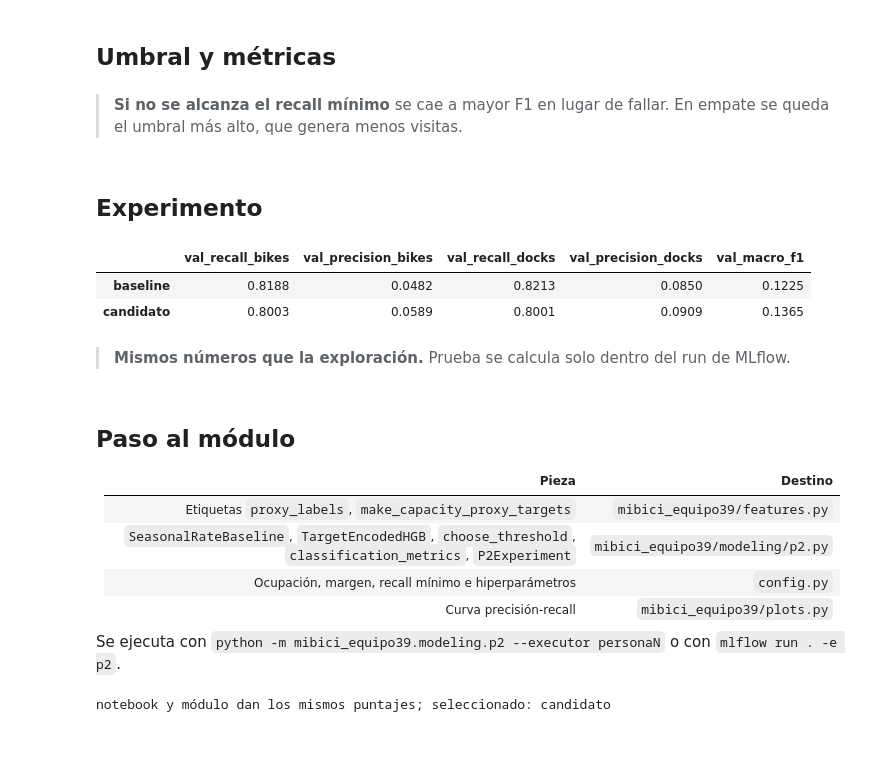
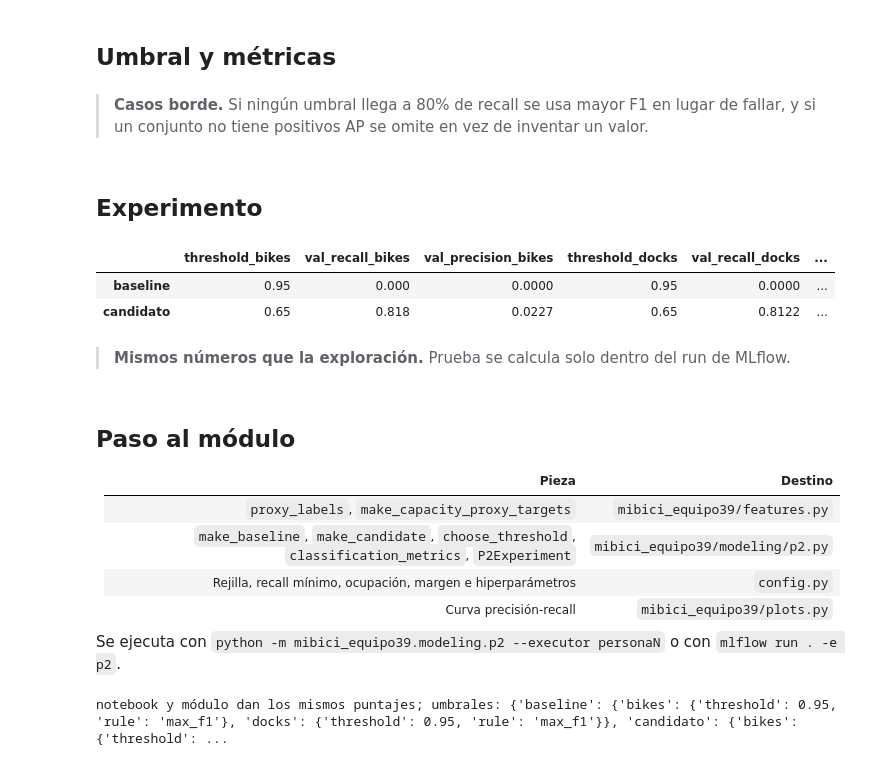
Before and after one commit to makroem/TC5061-Proyecto-Equipo39, a Jupyter notebook: notebooks/2.2-dm-p2-refactorizacion.ipynb, the cells around one changed output. Saved outputs shown, nothing was run; the diff lists cells and outputs as text; code cells hidden in the pictures.

```diff
--- a/notebooks/2.2-dm-p2-refactorizacion.ipynb
+++ b/notebooks/2.2-dm-p2-refactorizacion.ipynb
@@ -55,0 +25,12 @@ class TargetEncodedHGB:
+# %%
+NUMERIC, CATEGORICAL = list(FEATURE_COLUMNS), ["station_id"]
+
+def make_baseline():
+    return DummyClassifier(strategy="prior")
+
+def make_candidate():
+    columns = ColumnTransformer([
+        ("num", make_pipeline(SimpleImputer(strategy="median"), StandardScaler()), NUMERIC),
+        ("cat", OneHotEncoder(handle_unknown="ignore", sparse_output=True), CATEGORICAL),
+    ])
+    return make_pipeline(columns, LogisticRegression(**C.P2_LOGISTIC_PARAMS))
@@ -75,29 +41,50 @@ def classification_metrics(y, score, threshold):
-# %% [markdown]
-> **Si no se alcanza el recall mínimo** se cae a mayor F1 en lugar de fallar. En empate se queda el umbral más alto, que genera menos visitas.
+# %%
+def counts(y, alert):
+    tn, fp, fn, tp = confusion_matrix(y, alert, labels=[0, 1]).ravel()
+    precision = tp / (tp + fp) if tp + fp else 0.0
+    recall = tp / (tp + fn) if tp + fn else 0.0
+    f1 = 2 * precision * recall / (precision + recall) if precision + recall else 0.0
+    return precision, recall, f1
+
+def choose_threshold(y, score, grid=C.P2_THRESHOLDS, min_recall=C.P2_MIN_RECALL):
+    table = pd.DataFrame([(t, *counts(y, score >= t)) for t in grid], columns=["threshold", "precision", "recall", "f1"])
+    ok = table.loc[table["recall"].ge(min_recall)]
+    pool, column, rule = (ok, "precision", "recall_floor") if len(ok) else (table, "f1", "max_f1")
+    return float(pool.loc[pool[column].eq(pool[column].max()), "threshold"].max()), rule
+
+def classification_metrics(y, score, threshold):
+    precision, recall, f1 = counts(y, score >= threshold)
+    values = {"recall": recall, "precision": precision, "f1": f1, "support_positive": int(np.sum(y))}
+    if values["support_positive"]:
+        values["ap"] = average_precision_score(y, score)
+    return values
+# %% [markdown]
+> **Casos borde.** Si ningún umbral llega a 80% de recall se usa mayor F1 en lugar de fallar, y si un conjunto no tiene positivos AP se omite en vez de inventar un valor.
 # %% [markdown]
 ## Experimento
 # %%
 frame = pd.concat([metadata, X, targets], axis=1)
 frame = frame.loc[frame["capacity"].notna()].reset_index(drop=True)
 train = frame.loc[frame["split"].eq("train")]
 val = frame["split"].eq("validation").to_numpy()
 
 notebook_scores, rows = {}, {}
-for kind, model in [("baseline", SeasonalRateBaseline), ("candidato", TargetEncodedHGB)]:
+for kind, factory in [("baseline", make_baseline), ("candidato", make_candidate)]:
     row = {}
     for risk, target in [("bikes", "y_bikes"), ("docks", "y_docks")]:
-        y = frame[target].astype(int)
-        score = model().fit(train, y[train.index]).score(frame)
+        y = frame[target].astype(int).to_numpy()
+        score = factory().fit(train[NUMERIC + CATEGORICAL], train[target].astype(int)).predict_proba(frame[NUMERIC + CATEGORICAL])[:, 1]
         notebook_scores[(kind, risk)] = score
-        t = choose_threshold(y.to_numpy()[val], score[val])
-        row.update({f"val_{k}_{risk}": v for k, v in classification_metrics(y.to_numpy()[val], score[val], t).items()})
+        threshold, rule = choose_threshold(y[val], score[val])
+        row[f"threshold_{risk}"] = threshold
+        row.update({f"val_{k}_{risk}": v for k, v in classification_metrics(y[val], score[val], threshold).items()})
     row["val_macro_f1"] = (row["val_f1_bikes"] + row["val_f1_docks"]) / 2
     rows[kind] = row
-pd.DataFrame(rows).T[["val_recall_bikes", "val_precision_bikes", "val_recall_docks", "val_precision_docks", "val_macro_f1"]].round(4)
+pd.DataFrame(rows).T[["threshold_bikes", "val_recall_bikes", "val_precision_bikes", "threshold_docks", "val_recall_docks", "val_precision_docks", "val_macro_f1"]].round(4)
 # %% [output]
-|  | val_recall_bikes | val_precision_bikes | val_recall_docks | val_precision_docks | val_macro_f1 |
-| baseline | 0.8188 | 0.0482 | 0.8213 | 0.0850 | 0.1225 |
-| candidato | 0.8003 | 0.0589 | 0.8001 | 0.0909 | 0.1365 |
+|  | threshold_bikes | val_recall_bikes | val_precision_bikes | threshold_docks | val_recall_docks | ... |
+| baseline | 0.95 | 0.000 | 0.0000 | 0.95 | 0.0000 | ... |
+| candidato | 0.65 | 0.818 | 0.0227 | 0.65 | 0.8122 | ... |
 # %% [markdown]
 > **Mismos números que la exploración.** Prueba se calcula solo dentro del run de MLflow.
 # %% [markdown]
@@ -105,9 +92,9 @@ pd.DataFrame(rows).T[["val_recall_bikes", "val_precision_bikes", "val_recall_doc
 
 | Pieza | Destino |
 |---|---|
-| Etiquetas `proxy_labels`, `make_capacity_proxy_targets` | `mibici_equipo39/features.py` |
-| `SeasonalRateBaseline`, `TargetEncodedHGB`, `choose_threshold`, `classification_metrics`, `P2Experiment` | `mibici_equipo39/modeling/p2.py` |
-| Ocupación, margen, recall mínimo e hiperparámetros | `config.py` |
+| `proxy_labels`, `make_capacity_proxy_targets` | `mibici_equipo39/features.py` |
+| `make_baseline`, `make_candidate`, `choose_threshold`, `classification_metrics`, `P2Experiment` | `mibici_equipo39/modeling/p2.py` |
+| Rejilla, recall mínimo, ocupación, margen e hiperparámetros | `config.py` |
 | Curva precisión-recall | `mibici_equipo39/plots.py` |
 
 Se ejecuta con `python -m mibici_equipo39.modeling.p2 --executor personaN` o con `mlflow run . -e p2`.
@@ -118,6 +105,6 @@ module = P2Experiment(metadata, X, targets).fit()
 for kind in ["baseline", "candidato"]:
     for risk in ["bikes", "docks"]:
         assert np.allclose(notebook_scores[(kind, risk)], module.scores[kind][risk])
-print("notebook y módulo dan los mismos puntajes; seleccionado:", module.selected)
+print("notebook y módulo dan los mismos puntajes; umbrales:", module.thresholds, "; seleccionado:", module.selected)
 # %% [output]
-notebook y módulo dan los mismos puntajes; seleccionado: candidato
+notebook y módulo dan los mismos puntajes; umbrales: {'baseline': {'bikes': {'threshold': 0.95, 'rule': 'max_f1'}, 'docks': {'threshold': 0.95, 'rule': 'max_f1'}}, 'candidato': {'bikes': {'threshold': ...
```
Also changed, not shown: parts of 8 cells of this notebook, 6 other files.
